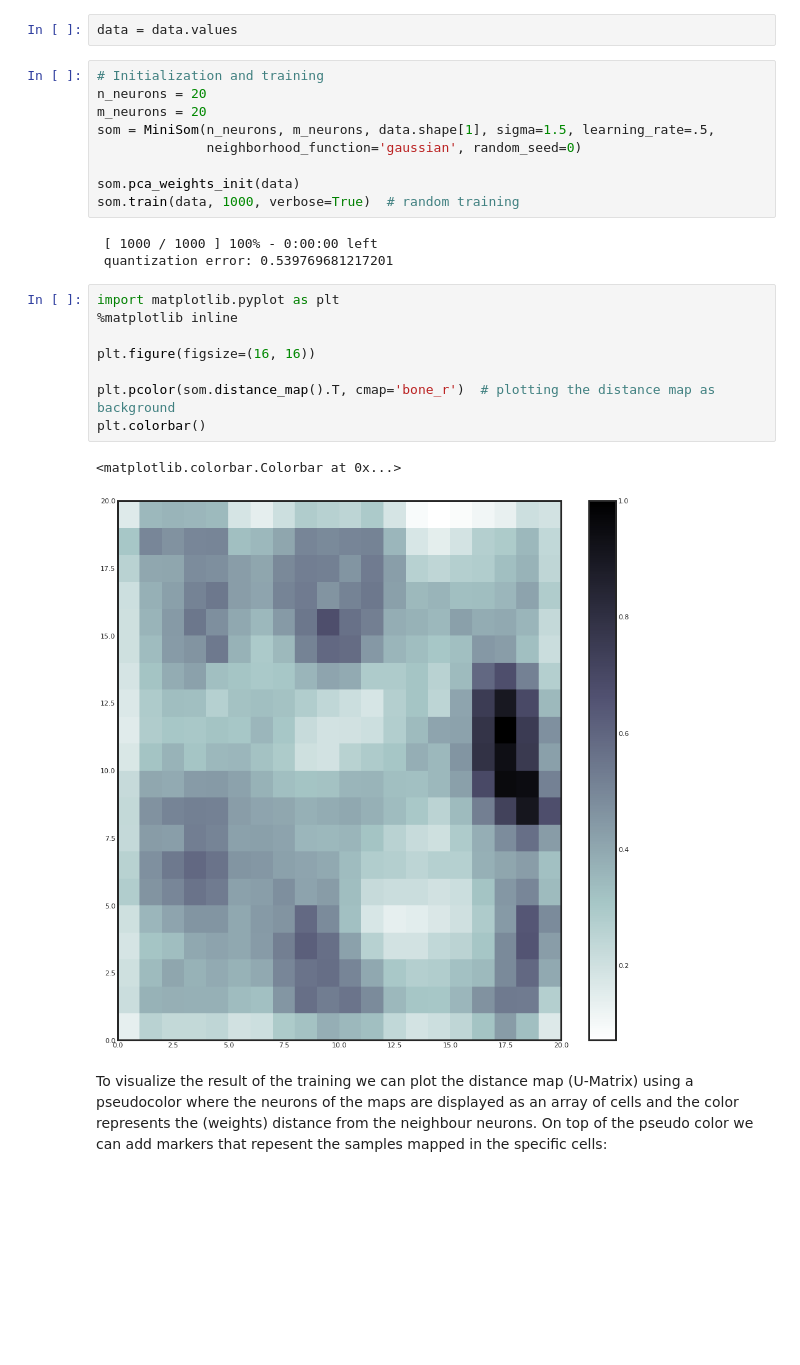
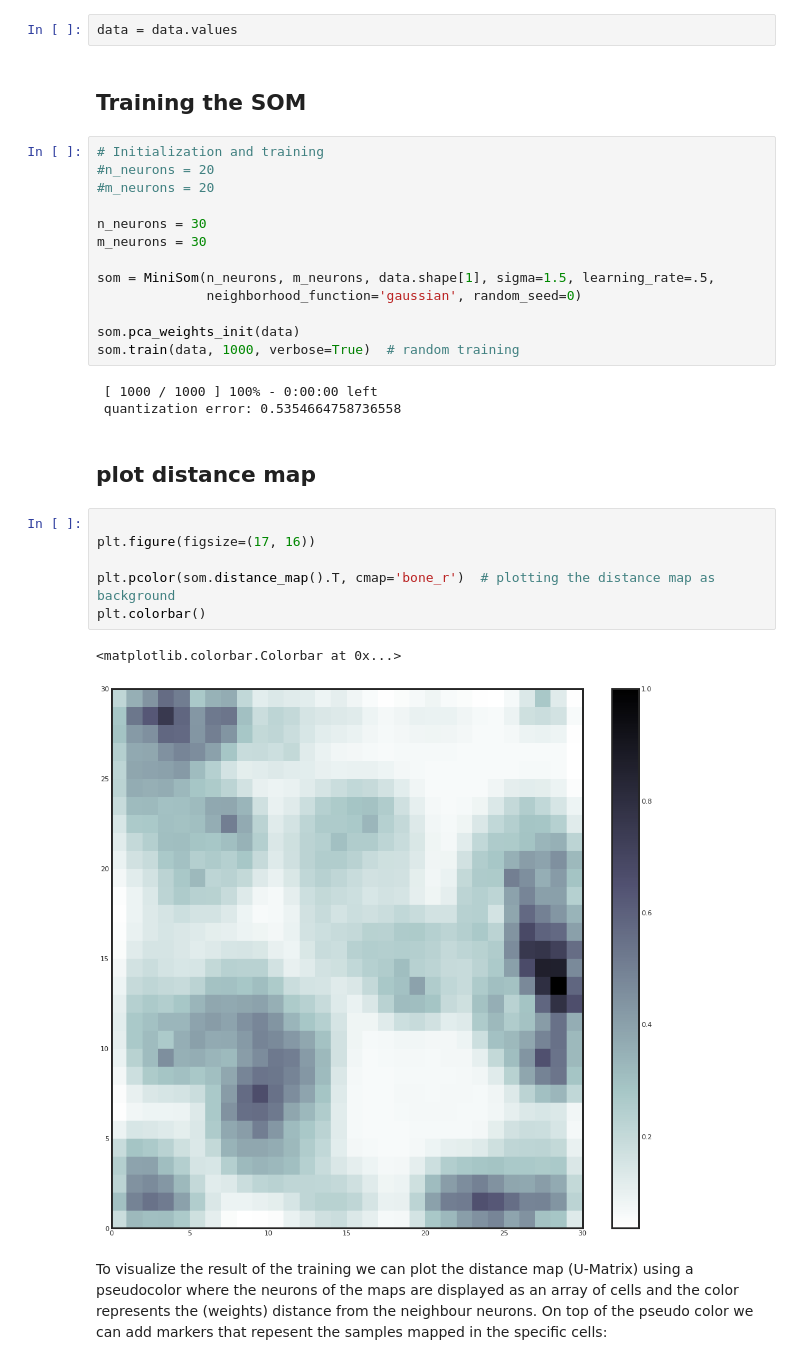
Before and after one commit to sylvielsstfr/Photoz-tools, a Jupyter notebook: KSOM_lsst.ipynb, the cells around one changed output. Saved outputs shown, nothing was run; the diff lists cells and outputs as text; blank space fills up the shorter version.

Commit message:
use neurons 30 x 30 in SOM

```diff
--- a/KSOM_lsst.ipynb
+++ b/KSOM_lsst.ipynb
@@ -115,10 +127,16 @@ data
 data = (data - np.mean(data, axis=0)) / np.std(data, axis=0)
 # %%
 data = data.values
+# %% [markdown]
+## Training the SOM
 # %%
 # Initialization and training
-n_neurons = 20
-m_neurons = 20
+#n_neurons = 20
+#m_neurons = 20
+
+n_neurons = 30
+m_neurons = 30
+
 som = MiniSom(n_neurons, m_neurons, data.shape[1], sigma=1.5, learning_rate=.5,
               neighborhood_function='gaussian', random_seed=0)
 
@@ -126,18 +144,18 @@ som.pca_weights_init(data)
 som.train(data, 1000, verbose=True)  # random training
 # %% [output]
  [ 1000 / 1000 ] 100% - 0:00:00 left
- quantization error: 0.539769681217201
+ quantization error: 0.5354664758736558
+# %% [markdown]
+## plot distance map
 # %%
-import matplotlib.pyplot as plt
-%matplotlib inline
 
-plt.figure(figsize=(16, 16))
+plt.figure(figsize=(17, 16))
 
 plt.pcolor(som.distance_map().T, cmap='bone_r')  # plotting the distance map as background
 plt.colorbar()
 # %% [output]
 <matplotlib.colorbar.Colorbar at 0x...>
-[figure, old version]
+[figure, new version]
 # %% [markdown]
 To visualize the result of the training we can plot the distance map (U-Matrix) using a pseudocolor where the neurons of the maps are displayed as an array of cells and the color represents the (weights) distance from the neighbour neurons. On top of the pseudo color we can add markers that repesent the samples mapped in the specific cells:
 # %%
```
Also changed, not shown: parts of 16 cells of this notebook.
